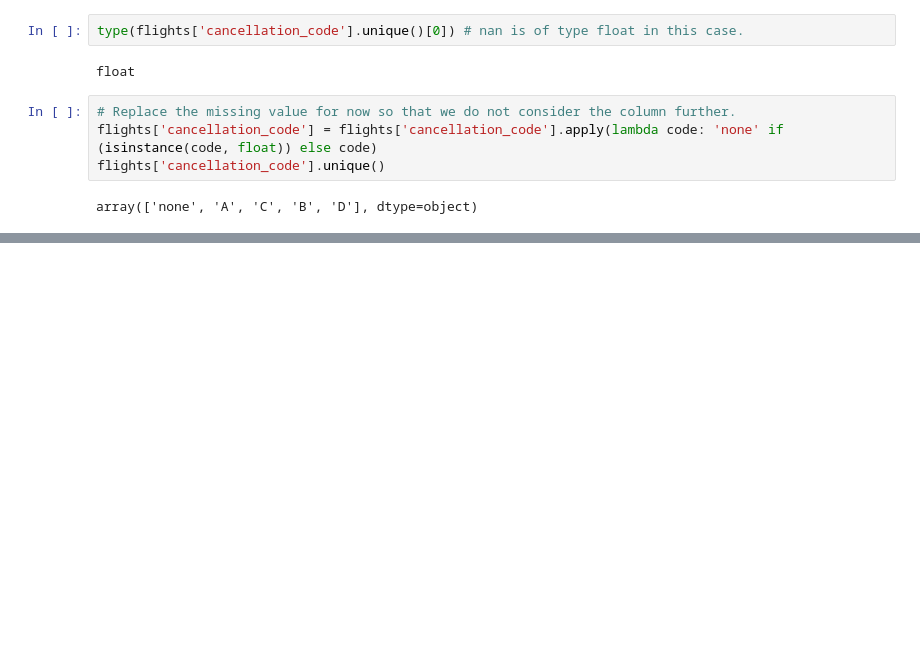
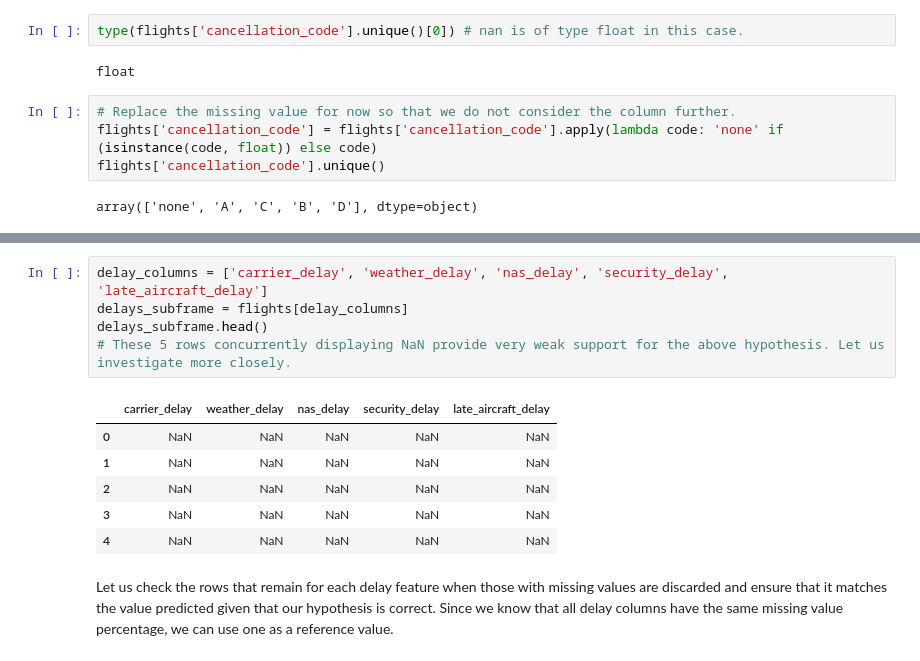
Before and after one commit to jsilke/flight-delay-prediction, a Jupyter notebook: Exploration/EDA.ipynb, the cells around one changed output, grey strips where cells are left out. Saved outputs shown, nothing was run; the diff lists cells and outputs as text; blank space fills up the shorter version.

Commit message:
Investigate missing values for all delay columns in flights table.

```diff
--- a/Exploration/EDA.ipynb
+++ b/Exploration/EDA.ipynb
@@ -226,0 +233,14 @@ array(['none', 'A', 'C', 'B', 'D'], dtype=object)
+# %%
+delay_columns = ['carrier_delay', 'weather_delay', 'nas_delay', 'security_delay', 'late_aircraft_delay']
+delays_subframe = flights[delay_columns]
+delays_subframe.head()
+# These 5 rows concurrently displaying NaN provide very weak support for the above hypothesis. Let us investigate more closely.
+# %% [output]
+|  | carrier_delay | weather_delay | nas_delay | security_delay | late_aircraft_delay |
+| 0 | NaN | NaN | NaN | NaN | NaN |
+| 1 | NaN | NaN | NaN | NaN | NaN |
+| 2 | NaN | NaN | NaN | NaN | NaN |
+| 3 | NaN | NaN | NaN | NaN | NaN |
+| 4 | NaN | NaN | NaN | NaN | NaN |
+# %% [markdown]
+Let us check the rows that remain for each delay feature when those with missing values are discarded and ensure that it matches the value predicted given that our hypothesis is correct. Since we know that all delay columns have the same missing value percentage, we can use one as a reference value.
```
Also changed, not shown: parts of 9 cells of this notebook.
